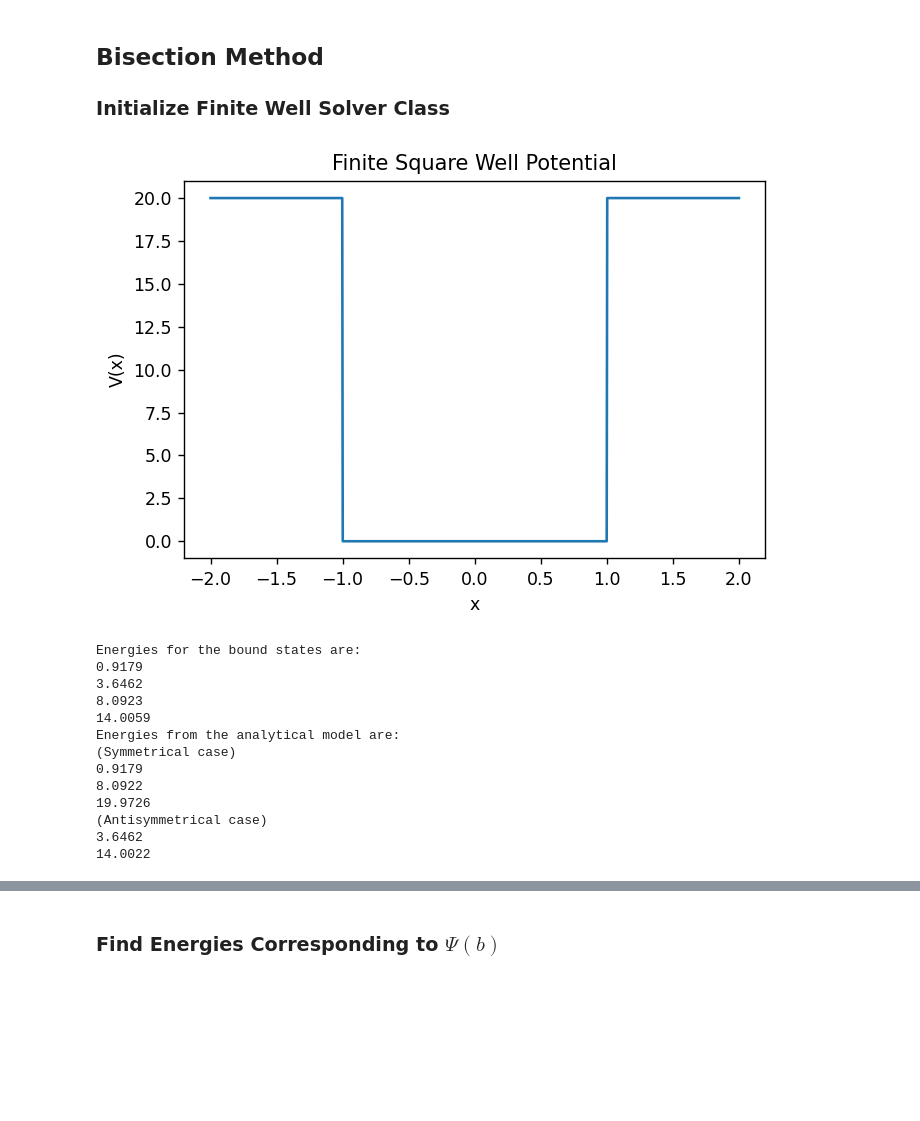
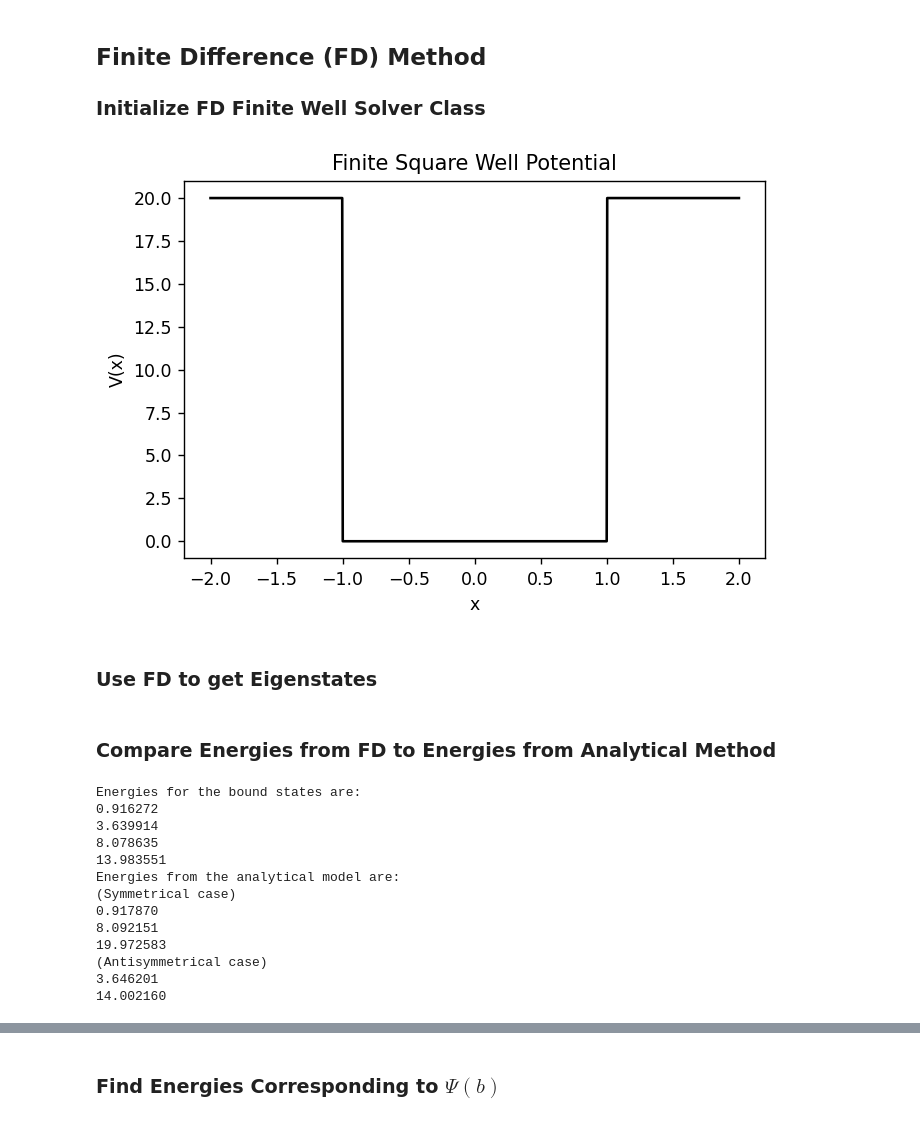
Before and after one commit to ubsuny/qd-final20, a Jupyter notebook: QD_Eigenstates.ipynb, the cells around one changed output, grey strips where cells are left out. Drawn from its saved outputs; the diff is of its cells as text; code cells hidden in the pictures; blank space fills up the shorter version.

```diff
--- a/QD_Eigenstates.ipynb
+++ b/QD_Eigenstates.ipynb
@@ -15,28 +20,29 @@ plt.rcParams['figure.dpi'] = 125
 # %%
 N = 1000                    # number of points to take
-psi = np.zeros([N,2])       # Wavefunction values and its derivative (psi and psi')
-psi0 = array([0,1])         # Wavefunction initial states
+
 Vo = 20
 E = 0.0                     # global variable Energy  needed for Sch.Eq, changed in function "Wave function"
 b = 2                       # point outside of well where we need to check if the function diverges
 x = linspace(-b, b, N)      # x-axis
-en = linspace(0, Vo, 1000)  # vector of energies where we look for the stable states
+en = linspace(0, Vo, 100)  # vector of energies where we look for the stable states
 L = 1
+m = 1
+hbar = 1
 # %% [markdown]
-## Bisection Method
+## Finite Difference (FD) Method
 
-### Initialize Finite Well Solver Class
+### Initialize FD Finite Well Solver Class
 # %%
-s = Finite_Well_Solver(x, b, L, Vo, en, psi, psi0)
+s = Finite_Well_Solver(x, b, L, Vo, en, m, hbar)
 # %%
-plt.figure(3)
+plt.figure(1)
 pot = []
 for i in x:
     pot.append(s.V_func(i))
-plt.plot(s.x,pot)
+plt.plot(s.x,pot,'k-')
 plt.xlabel('x')
 plt.ylabel('V(x)')
 plt.title('Finite Square Well Potential')
 plt.show()
 # %% [output]
-[figure, old version]
+[figure, new version]
@@ -48,0 +49,2 @@ E_zeroes = s.find_all_zeroes(en, psi_b)   # now find the energies where psi(b) =
+# %% [markdown]
+### Use FD to get Eigenstates
@@ -49,20 +53,22 @@ E_zeroes = s.find_all_zeroes(en, psi_b)   # now find the energies where psi(b) =
+# %% [markdown]
+### Compare Energies from FD to Energies from Analytical Method
 # %%
 print ("Energies for the bound states are: ")
-for i in range(0,len(E_zeroes)):
-    print("%1.4f" %(E_zeroes[i][0]));
+for i in range(0,len(eigvals)):
+    print("%1.6f" %(eigvals[i]));
 
-s.find_analytic_energies();
+s.find_analytic_energies(6);
 # %% [output]
 Energies for the bound states are:
-0.9179
-3.6462
-8.0923
-14.0059
+0.916272
+3.639914
+8.078635
+13.983551
 Energies from the analytical model are:
 (Symmetrical case)
-0.9179
-8.0922
-19.9726
+0.917870
+8.092151
+19.972583
 (Antisymmetrical case)
-3.6462
-14.0022
+3.646201
+14.002160
```
Also changed, not shown: parts of 26 cells of this notebook, 6 other files.
